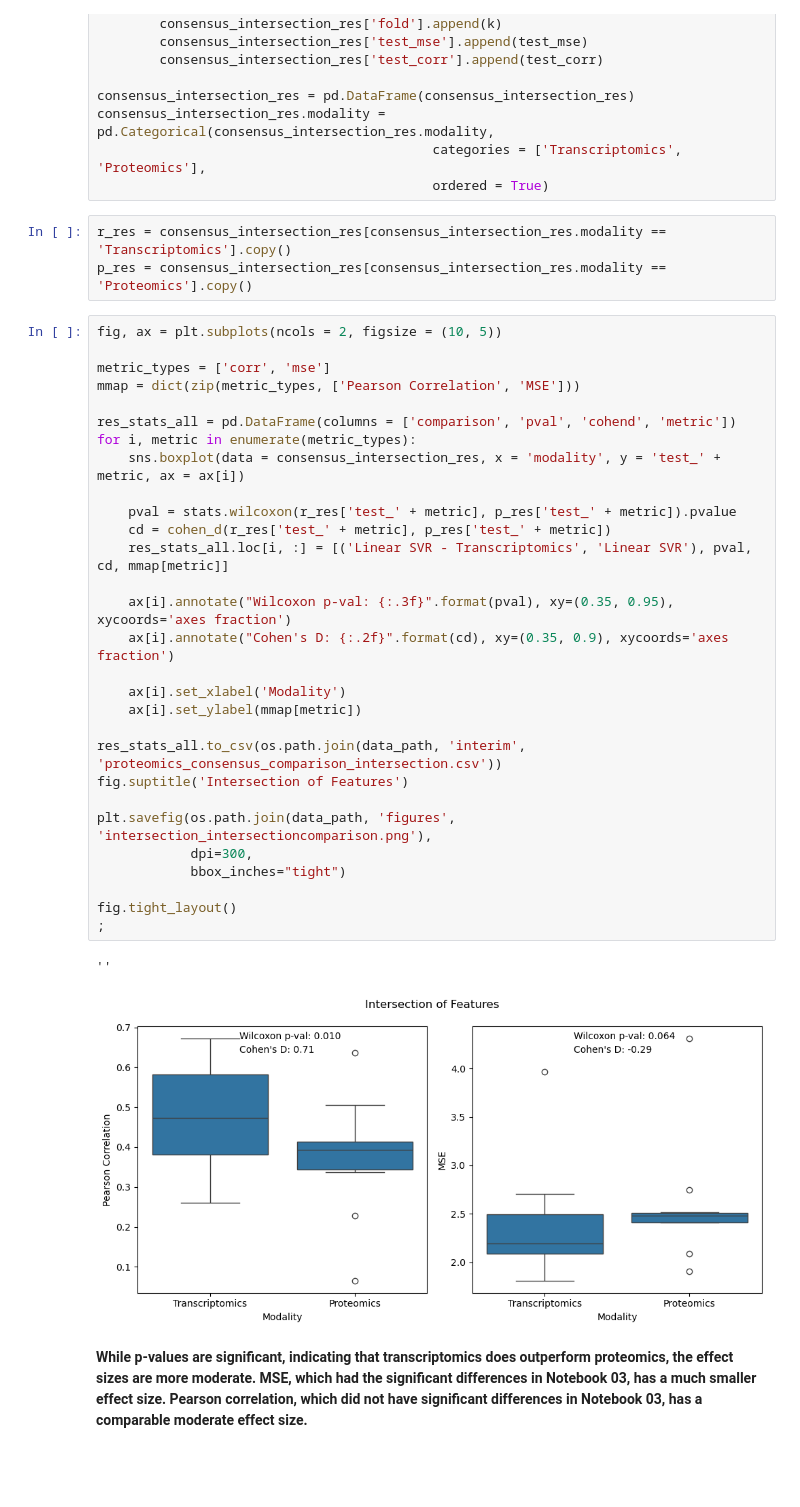
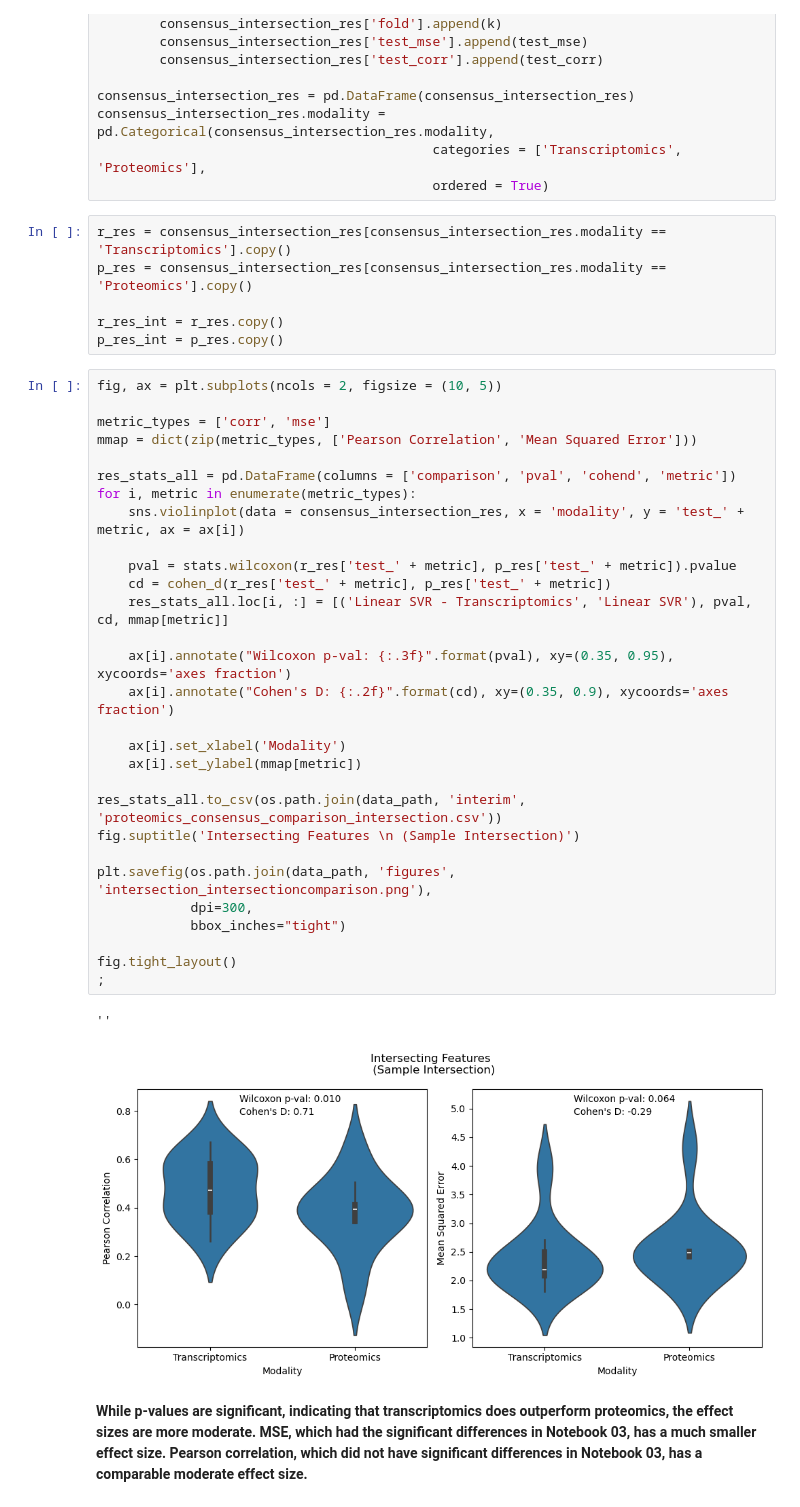
Before and after one commit to hmbaghdassarian/metastatic_potential, a Jupyter notebook: notebooks/B_protein_prediction/04_feature_downsampling.ipynb, the cells around one changed output. Drawn from its saved outputs; the diff is of its cells as text; blank space fills up the shorter version.

```diff
--- a/notebooks/B_protein_prediction/04_feature_downsampling.ipynb
+++ b/notebooks/B_protein_prediction/04_feature_downsampling.ipynb
@@ -1013,38 +1028,41 @@ consensus_intersection_res.modality = pd.Categorical(consensus_intersection_res.
 # %%
 r_res = consensus_intersection_res[consensus_intersection_res.modality == 'Transcriptomics'].copy()
 p_res = consensus_intersection_res[consensus_intersection_res.modality == 'Proteomics'].copy()
+
+r_res_int = r_res.copy()
+p_res_int = p_res.copy()
 # %%
 fig, ax = plt.subplots(ncols = 2, figsize = (10, 5))
 
 metric_types = ['corr', 'mse']
-mmap = dict(zip(metric_types, ['Pearson Correlation', 'MSE']))
+mmap = dict(zip(metric_types, ['Pearson Correlation', 'Mean Squared Error']))
 
 res_stats_all = pd.DataFrame(columns = ['comparison', 'pval', 'cohend', 'metric'])
 for i, metric in enumerate(metric_types):
-    sns.boxplot(data = consensus_intersection_res, x = 'modality', y = 'test_' + metric, ax = ax[i])
+    sns.violinplot(data = consensus_intersection_res, x = 'modality', y = 'test_' + metric, ax = ax[i])
 
     pval = stats.wilcoxon(r_res['test_' + metric], p_res['test_' + metric]).pvalue
     cd = cohen_d(r_res['test_' + metric], p_res['test_' + metric])
     res_stats_all.loc[i, :] = [('Linear SVR - Transcriptomics', 'Linear SVR'), pval, cd, mmap[metric]]
 
     ax[i].annotate("Wilcoxon p-val: {:.3f}".format(pval), xy=(0.35, 0.95), xycoords='axes fraction')
     ax[i].annotate("Cohen's D: {:.2f}".format(cd), xy=(0.35, 0.9), xycoords='axes fraction')
 
     ax[i].set_xlabel('Modality')
     ax[i].set_ylabel(mmap[metric])
 
 res_stats_all.to_csv(os.path.join(data_path, 'interim', 'proteomics_consensus_comparison_intersection.csv'))
-fig.suptitle('Intersection of Features')
+fig.suptitle('Intersecting Features \n (Sample Intersection)')
 
 plt.savefig(os.path.join(data_path, 'figures', 'intersection_intersectioncomparison.png'),
             dpi=300,
             bbox_inches="tight")
 
 fig.tight_layout()
 ;
 # %% [output]
 ''
-[figure, old version]
+[figure, new version]
 # %% [markdown]
 **While p-values are significant, indicating that transcriptomics does outperform proteomics, the effect sizes are more moderate. MSE, which had the significant differences in Notebook 03, has a much smaller effect size. Pearson correlation, which did not have significant differences in Notebook 03, has a comparable moderate effect size.**
 # %%
```
Also changed, not shown: parts of 27 cells of this notebook, 7 other files.
